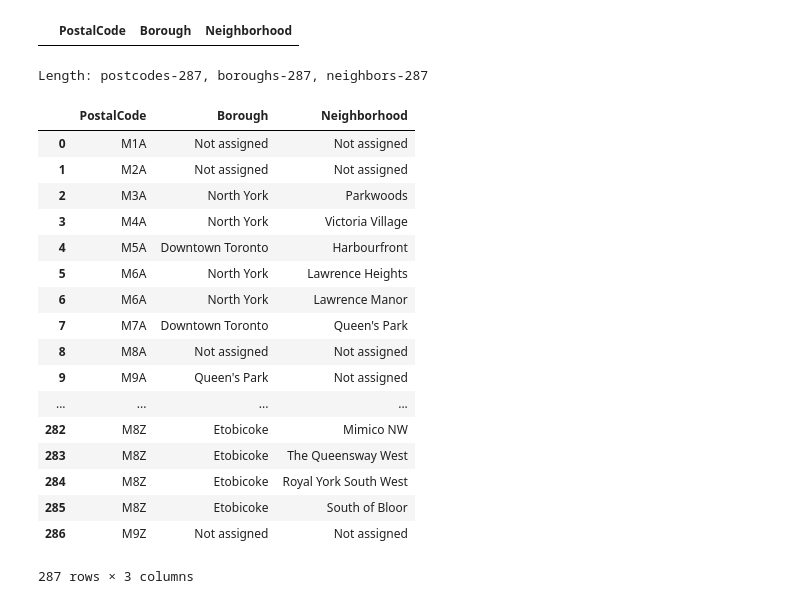
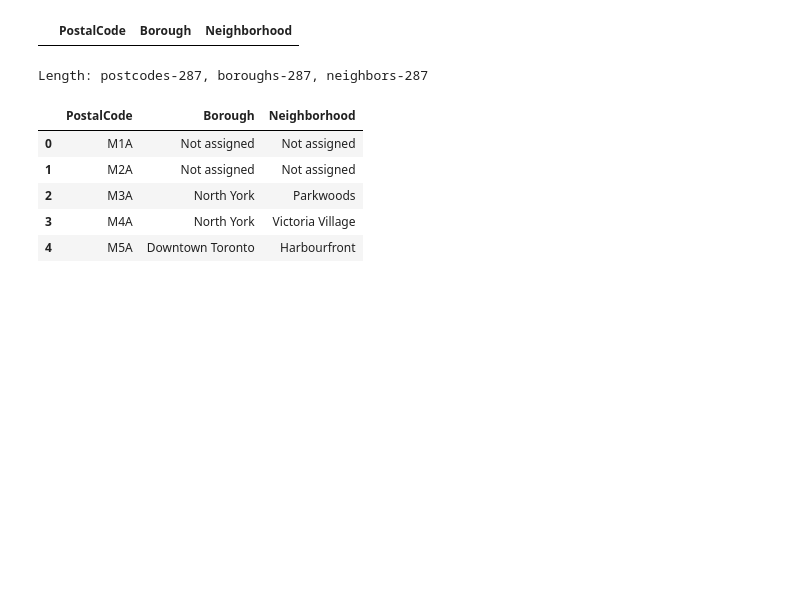
Before and after one commit to briandong/coursera_capstone, a Jupyter notebook: capstoneProject.ipynb, the cells around one changed output. Saved outputs shown, nothing was run; the diff lists cells and outputs as text; code cells hidden in the pictures; blank space fills up the shorter version.

```diff
--- a/capstoneProject.ipynb
+++ b/capstoneProject.ipynb
@@ -18,12 +27,17 @@ Hello Capstone Project Course!
 # %%
 import requests
 from bs4 import BeautifulSoup
+import urllib
 from urllib.request import urlopen
 
 # access wiki
-html = urlopen(
-    "https://en.wikipedia.org/wiki/List_of_postal_codes_of_Canada:_M"
-    ).read().decode("utf-8")
+url = "https://en.wikipedia.org/wiki/List_of_postal_codes_of_Canada:_M"
+headers = {'User-agent' : 'Mozilla/5.0 (Windows NT 6.2; WOW64; rv:22.0) Gecko/20100101 Firefox/22.0'}
+
+request = urllib.request.Request(url, headers=headers)
+request = urlopen(request)
+html = request.read().decode("utf-8")
+request.close()
 
 soup = BeautifulSoup(html, features = "lxml")
 # %%
@@ -59,26 +73,14 @@ Length: postcodes-287, boroughs-287, neighbors-287
 # %%
 df.PostalCode = postcodes
 df.Borough = boroughs
 df.Neighborhood = neighbors
-df
+df.head()
 # %% [output]
 |  | PostalCode | Borough | Neighborhood |
 | 0 | M1A | Not assigned | Not assigned |
 | 1 | M2A | Not assigned | Not assigned |
 | 2 | M3A | North York | Parkwoods |
 | 3 | M4A | North York | Victoria Village |
 | 4 | M5A | Downtown Toronto | Harbourfront |
-| 5 | M6A | North York | Lawrence Heights |
-| 6 | M6A | North York | Lawrence Manor |
-| 7 | M7A | Downtown Toronto | Queen's Park |
-| 8 | M8A | Not assigned | Not assigned |
-| 9 | M9A | Queen's Park | Not assigned |
-| ... | ... | ... | ... |
-| 282 | M8Z | Etobicoke | Mimico NW |
-| 283 | M8Z | Etobicoke | The Queensway West |
-| 284 | M8Z | Etobicoke | Royal York South West |
-| 285 | M8Z | Etobicoke | South of Bloor |
-| 286 | M9Z | Not assigned | Not assigned |
-287 rows × 3 columns
 # %%
 # ignore cells with a borough that is Not assigned
```
Also changed, not shown: parts of 24 cells of this notebook.
